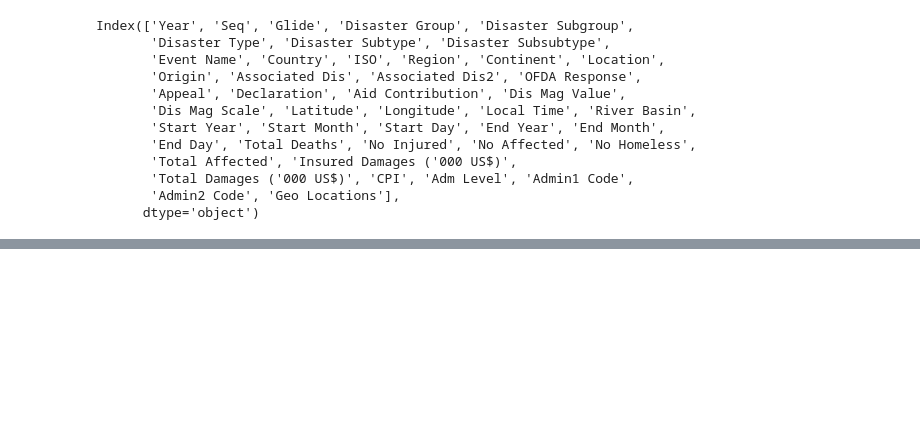
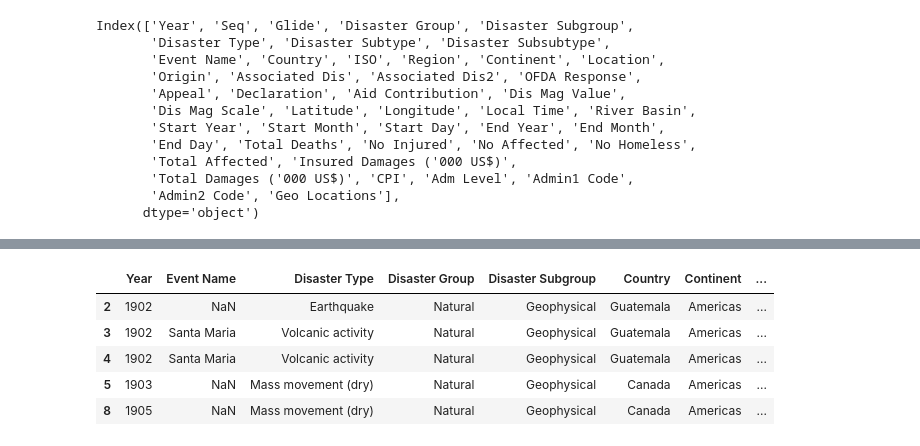
Before and after one commit to DiogoNovaIms/data_vis, a Jupyter notebook: data/raw/Disasters.ipynb, the cells around one changed output, grey strips where cells are left out. Saved outputs shown, nothing was run; the diff lists cells and outputs as text; code cells hidden in the pictures; blank space fills up the shorter version.

```diff
--- a/data/raw/Disasters.ipynb
+++ b/data/raw/Disasters.ipynb
@@ -51,0 +84,20 @@ df_1900
+# %%
+df = df[~df['Country'].isin(list_eliminate+["Timor-Leste"])]
+
+df = df.replace(
+   ['Iran (Islamic Republic of)','Taiwan (Province of China)','Congo (the Democratic Republic of the)',
+    'Korea (the Republic of)','Bolivia (Plurinational State of)',
+    'United Kingdom of Great Britain and Northern Ireland (the)',
+   'Venezuela (Bolivarian Republic of)','Macedonia (the former Yugoslav Republic of)','Moldova (the Republic of)',
+   "Korea (the Democratic People's Republic of)",'Côte d’Ivoire'],
+   ['Iran','Taiwan','Democratic Republic of the Congo',
+   'South Korea','Bolivia','United Kingdom','Venezuela','North Macedonia','Moldova',"North Korea",'Ivory Coast'])
+
+df.head()
+# %% [output]
+|  | Year | Event Name | Disaster Type | Disaster Group | Disaster Subgroup | Country | Continent | ... |
+| 2 | 1902 | NaN | Earthquake | Natural | Geophysical | Guatemala | Americas | ... |
+| 3 | 1902 | Santa Maria | Volcanic activity | Natural | Geophysical | Guatemala | Americas | ... |
+| 4 | 1902 | Santa Maria | Volcanic activity | Natural | Geophysical | Guatemala | Americas | ... |
+| 5 | 1903 | NaN | Mass movement (dry) | Natural | Geophysical | Canada | Americas | ... |
+| 8 | 1905 | NaN | Mass movement (dry) | Natural | Geophysical | Canada | Americas | ... |
```
Also changed, not shown: parts of 13 cells of this notebook, 10 other files.
